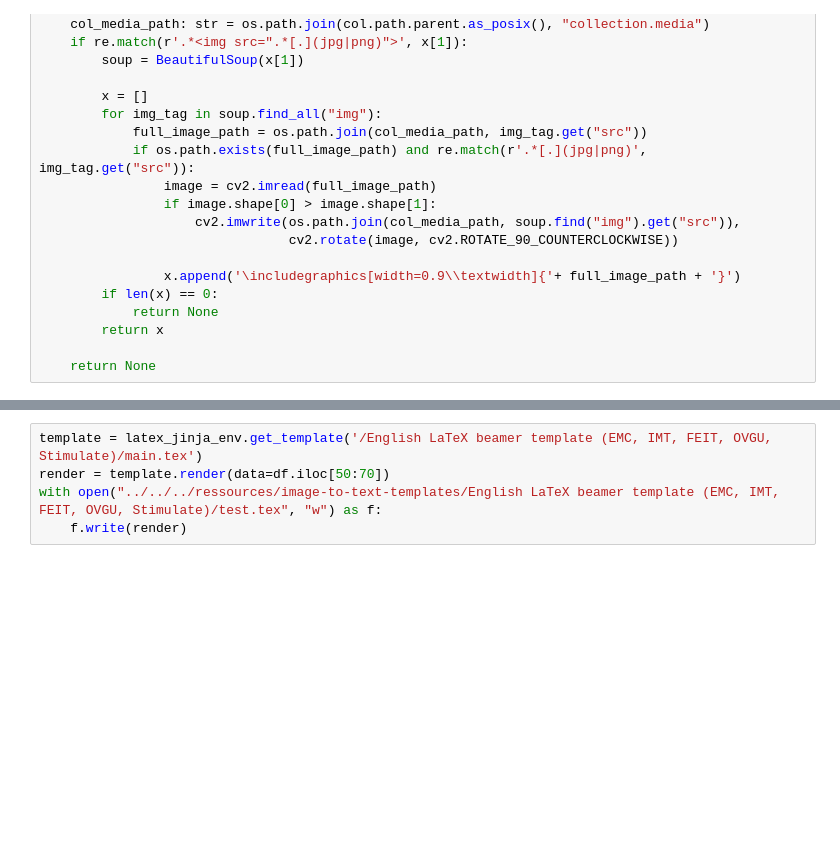
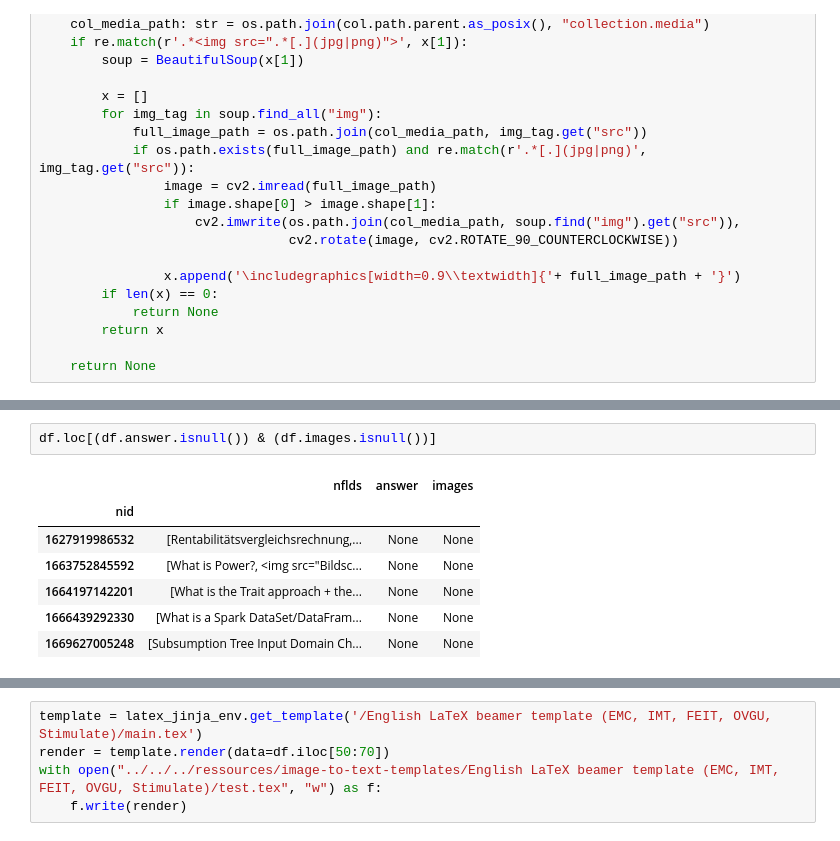
Before and after one commit to Ankinator/ankinator-flashcard-models, a Jupyter notebook: notebooks/models/image-to-text/Image-to-text-pretraining-dataset.ipynb, the cells around one changed output, grey strips where cells are left out. Cells and saved outputs as stored; diff of their text form; blank space fills up the shorter version.

```diff
--- a/notebooks/models/image-to-text/Image-to-text-pretraining-dataset.ipynb
+++ b/notebooks/models/image-to-text/Image-to-text-pretraining-dataset.ipynb
@@ -119,3 +120,13 @@ df
 | 1677939220992 | [Definition Arbeitsunfall, Wenn e... | [Wenn eine versicherte Person sic... | None |
 | 1677939386924 | [Stab-Linie Modell, <img src="img... | [Fachkräfte für Arbeitssicherheit... | [\includegraphics[width=0.9\textw... |
 1659 rows × 3 columns
+# %%
+df.loc[(df.answer.isnull()) & (df.images.isnull())]
+# %% [output]
+|  | nflds | answer | images |
+| nid |  |  |  |
+| 1627919986532 | [Rentabilitätsvergleichsrechnung,... | None | None |
+| 1663752845592 | [What is Power?, <img src="Bildsc... | None | None |
+| 1664197142201 | [What is the Trait approach + the... | None | None |
+| 1666439292330 | [What is a Spark DataSet/DataFram... | None | None |
+| 1669627005248 | [Subsumption Tree Input Domain Ch... | None | None |
```
Also changed, not shown: parts of 3 cells of this notebook, 1 other file.
